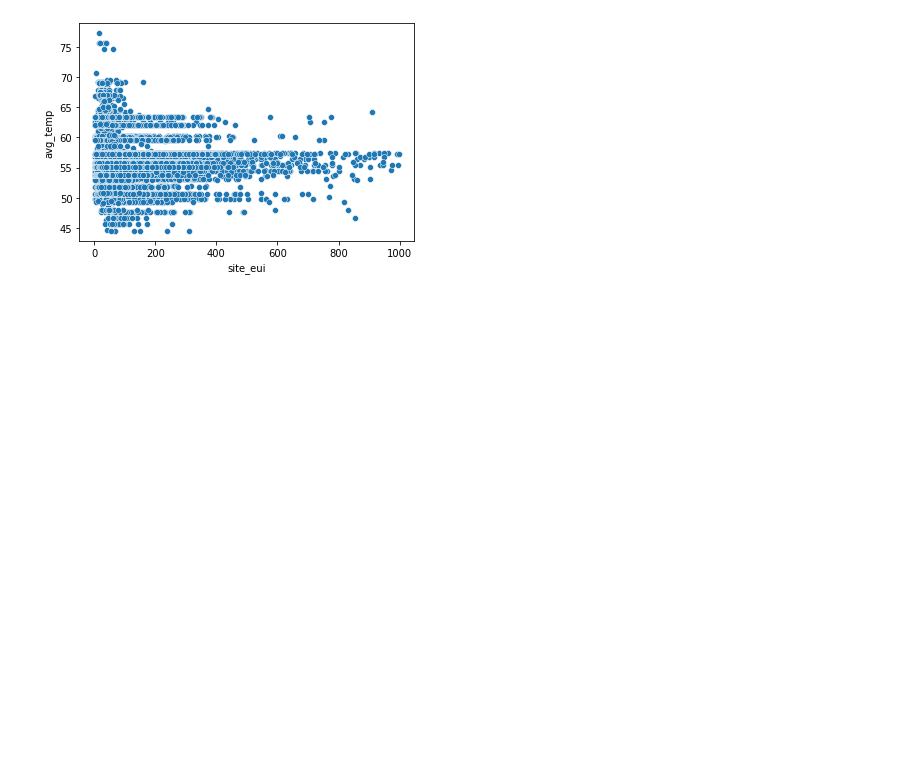
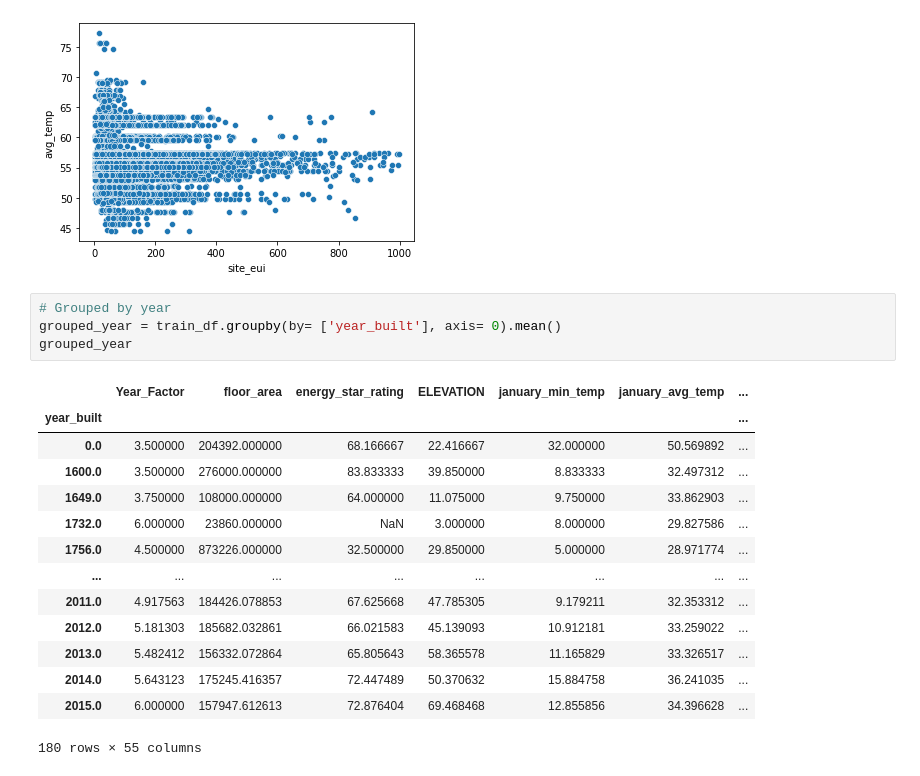
Before and after one commit to Random-Wanderer/Data_analysis_projects, a Jupyter notebook: Omdena_SV_challenge/Omdena_sv_challenve.ipynb, the cells around one changed output. Drawn from its saved outputs; the diff is of its cells as text; blank space fills up the shorter version.

```diff
--- a/Omdena_SV_challenge/Omdena_sv_challenve.ipynb
+++ b/Omdena_SV_challenge/Omdena_sv_challenve.ipynb
@@ -255,3 +274,22 @@ sns.scatterplot(y= 'avg_temp', x= 'site_eui', data= train_df)
 # %% [output]
 <AxesSubplot:xlabel='site_eui', ylabel='avg_temp'>
 [figure]
+# %%
+# Grouped by year
+grouped_year = train_df.groupby(by= ['year_built'], axis= 0).mean()
+grouped_year
+# %% [output]
+|  | Year_Factor | floor_area | energy_star_rating | ELEVATION | january_min_temp | january_avg_temp | ... |
+| year_built |  |  |  |  |  |  | ... |
+| 0.0 | 3.500000 | 204392.000000 | 68.166667 | 22.416667 | 32.000000 | 50.569892 | ... |
+| 1600.0 | 3.500000 | 276000.000000 | 83.833333 | 39.850000 | 8.833333 | 32.497312 | ... |
+| 1649.0 | 3.750000 | 108000.000000 | 64.000000 | 11.075000 | 9.750000 | 33.862903 | ... |
+| 1732.0 | 6.000000 | 23860.000000 | NaN | 3.000000 | 8.000000 | 29.827586 | ... |
+| 1756.0 | 4.500000 | 873226.000000 | 32.500000 | 29.850000 | 5.000000 | 28.971774 | ... |
+| ... | ... | ... | ... | ... | ... | ... | ... |
+| 2011.0 | 4.917563 | 184426.078853 | 67.625668 | 47.785305 | 9.179211 | 32.353312 | ... |
+| 2012.0 | 5.181303 | 185682.032861 | 66.021583 | 45.139093 | 10.912181 | 33.259022 | ... |
+| 2013.0 | 5.482412 | 156332.072864 | 65.805643 | 58.365578 | 11.165829 | 33.326517 | ... |
+| 2014.0 | 5.643123 | 175245.416357 | 72.447489 | 50.370632 | 15.884758 | 36.241035 | ... |
+| 2015.0 | 6.000000 | 157947.612613 | 72.876404 | 69.468468 | 12.855856 | 34.396628 | ... |
+180 rows × 55 columns
```
Also changed, not shown: parts of 6 cells of this notebook.
